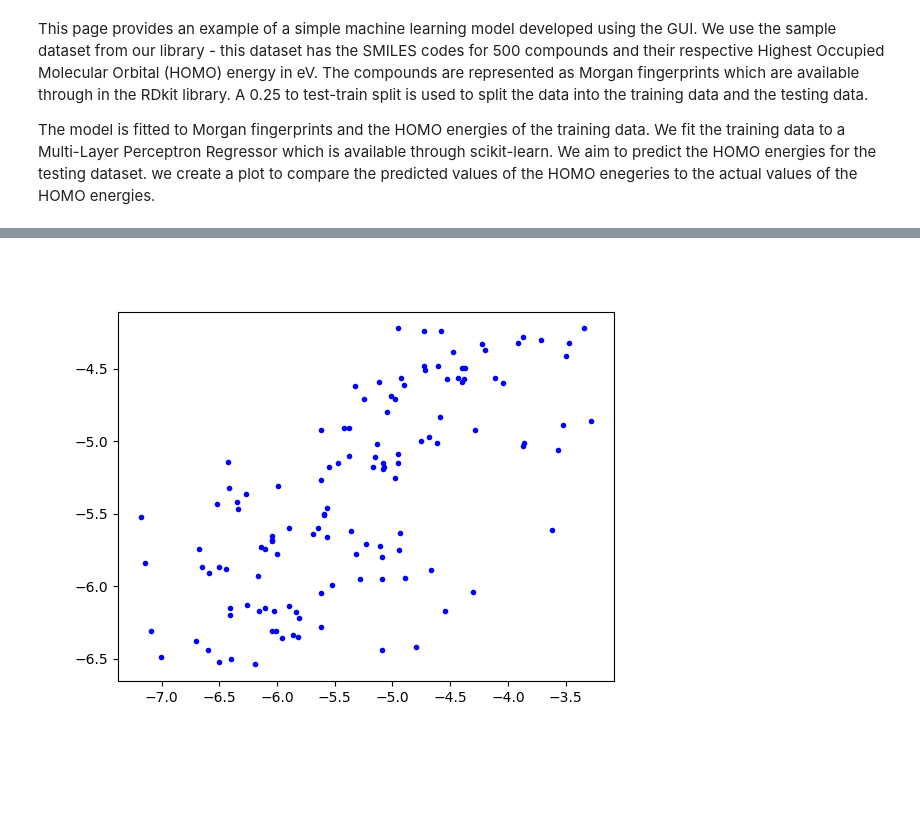
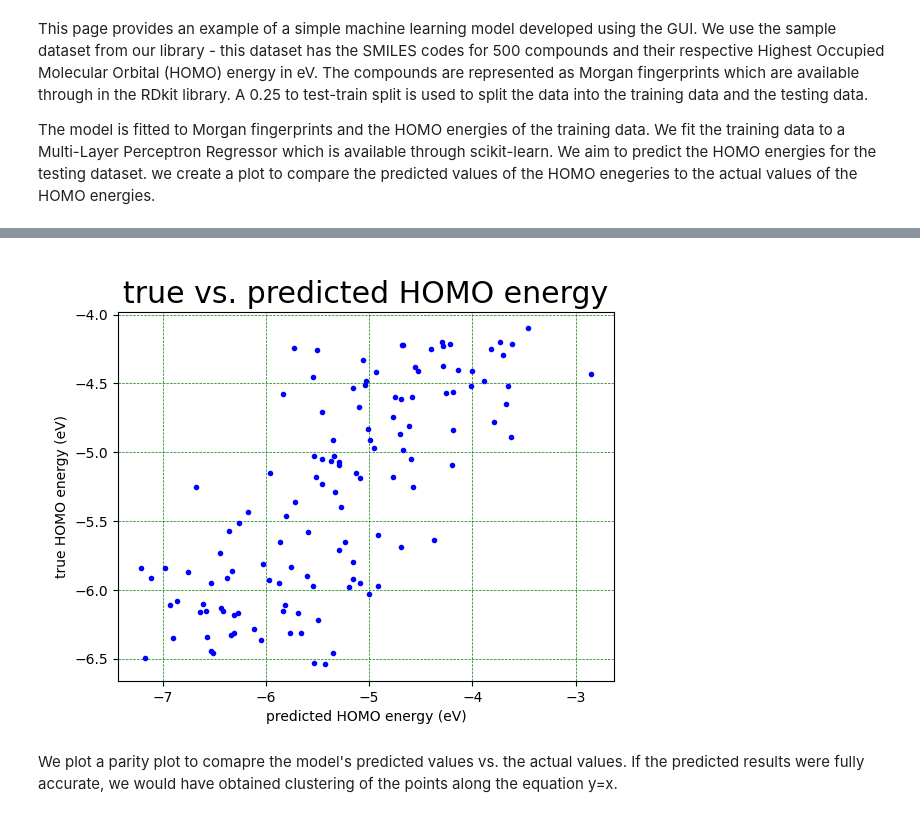
Before and after one commit to hachmannlab/chemml, a Jupyter notebook: docs/simple_ml_model.ipynb, the cells around one changed output, grey strips where cells are left out. Drawn from its saved outputs; the diff is of its cells as text; code cells hidden in the pictures; blank space fills up the shorter version.

```diff
--- a/docs/simple_ml_model.ipynb
+++ b/docs/simple_ml_model.ipynb
@@ -66,5 +66,7 @@ Total execution time: 7.61s (0h 0m 7.61s)
 # %%
 from IPython.display import Image
-Image(filename='template_test_11/./dfy_actual_vs_dfy_predict.png')
+Image(filename='Simple_ML_workflow/./dfy_actual_vs_dfy_predict.png')
 # %% [output]
-[figure, old version]
+[figure, new version]
+# %% [markdown]
+We plot a parity plot to comapre the model's predicted values vs. the actual values. If the predicted results were fully accurate, we would have obtained clustering of the points along the equation y=x.
```
Also changed, not shown: parts of 4 cells of this notebook, 5 other files.
